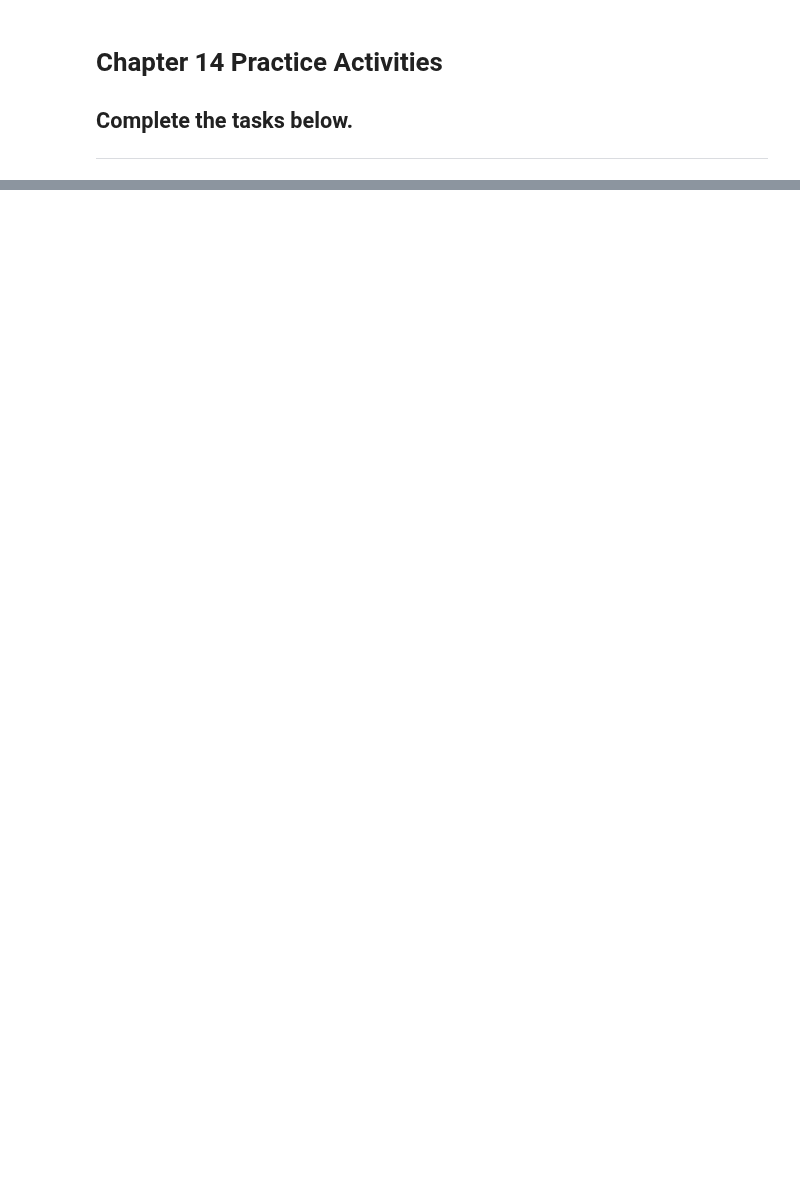
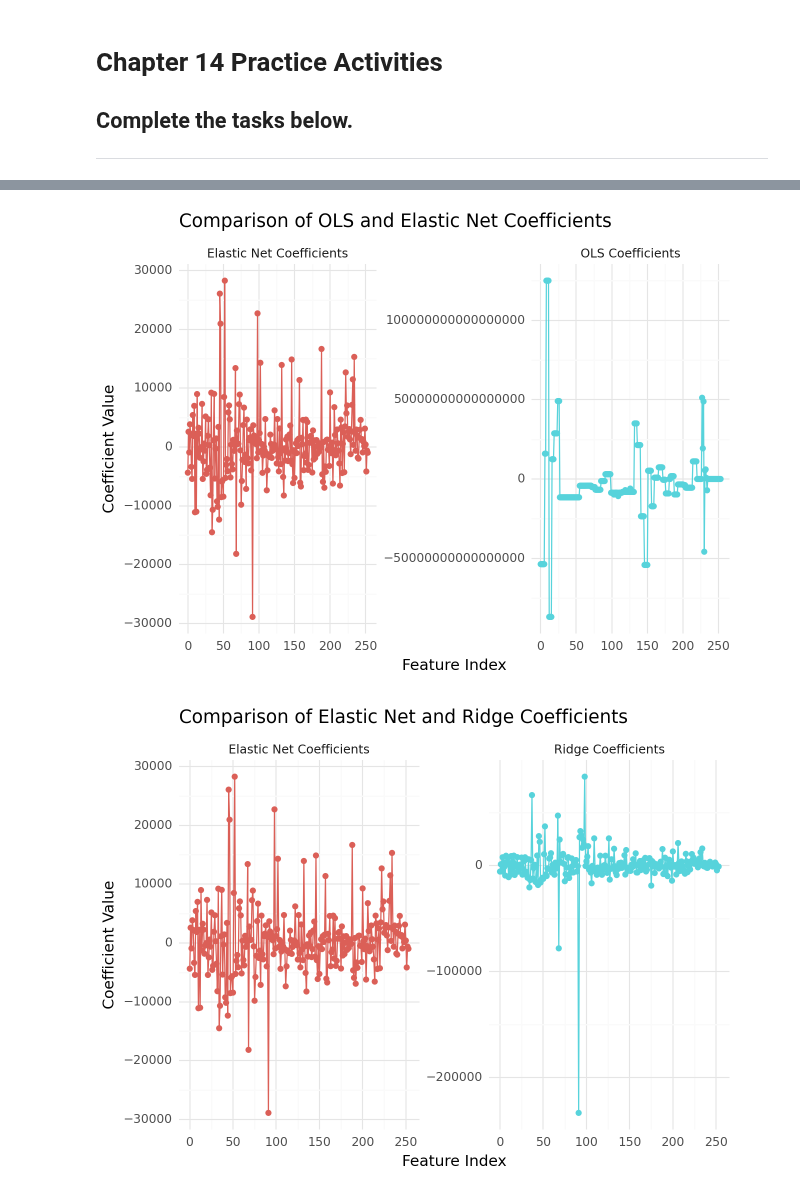
Before and after one commit to bellamccarty/GSB-544, a Jupyter notebook: Practice_Activities/Practice_Activity_7.2/Practice_Activity_7.2_Penalized_Regression.ipynb, the cells around one changed output, grey strips where cells are left out. Cells and saved outputs as stored; diff of their text form; code cells hidden in the pictures; blank space fills up the shorter version.

```diff
--- a/Practice_Activities/Practice_Activity_7.2/Practice_Activity_7.2_Penalized_Regression.ipynb
+++ b/Practice_Activities/Practice_Activity_7.2/Practice_Activity_7.2_Penalized_Regression.ipynb
@@ -42,0 +305,56 @@ df_ames.head()
+# %%
+# Fit the best Elastic Net model to the full dataset
+best_en_model = grid_search_en.best_estimator_
+best_en_model.fit(X, y)
+en_coefs = best_en_model.named_steps["elastic_net"].coef_
+
+# Ridge coefficients were stored in ridge_coefs
+# OLS (Linear Regression) coefficients were stored in lr_coefs
+
+# Create a DataFrame for comparison
+coef_comparison = pd.DataFrame({
+    "Feature Index": range(len(en_coefs)),
+    "Elastic Net Coefficients": en_coefs,
+    "Ridge Coefficients": ridge_coefs,
+    "OLS Coefficients": lr_coefs
+})
+
+# Plotting comparison using plotnine
+coef_comparison_melted = coef_comparison.melt(id_vars="Feature Index",
+                                              var_name="Model",
+                                              value_name="Coefficient Value")
+
+# Plot 1: OLS vs Elastic Net
+plot_ols_en = (
+    ggplot(coef_comparison_melted.query("Model in ['OLS Coefficients', 'Elastic Net Coefficients']"),
+           aes(x='Feature Index', y='Coefficient Value', color='Model')) +
+    geom_point() +
+    geom_line() +
+    scale_color_discrete(guide = False)+
+    labs(title="Comparison of OLS and Elastic Net Coefficients",
+         x="Feature Index",
+         y="Coefficient Value") +
+    facet_wrap('~Model', scales='free_y') +
+    theme_minimal()
+)
+
+# Plot 2: Elastic Net vs Ridge
+plot_en_ridge = (
+    ggplot(coef_comparison_melted.query("Model in ['Elastic Net Coefficients', 'Ridge Coefficients']"),
+           aes(x='Feature Index', y='Coefficient Value', color='Model')) +
+    geom_point() +
+    geom_line() +
+    scale_color_discrete(guide = False)+
+    labs(title="Comparison of Elastic Net and Ridge Coefficients",
+         x="Feature Index",
+         y="Coefficient Value") +
+    facet_wrap('~Model', scales='free_y') +
+    theme_minimal()
+)
+
+
+print(plot_ols_en)
+print(plot_en_ridge)
+# %% [output]
+[figure, added]
+[figure, added]
```
Also changed, not shown: parts of 20 cells of this notebook, 1 other file.
